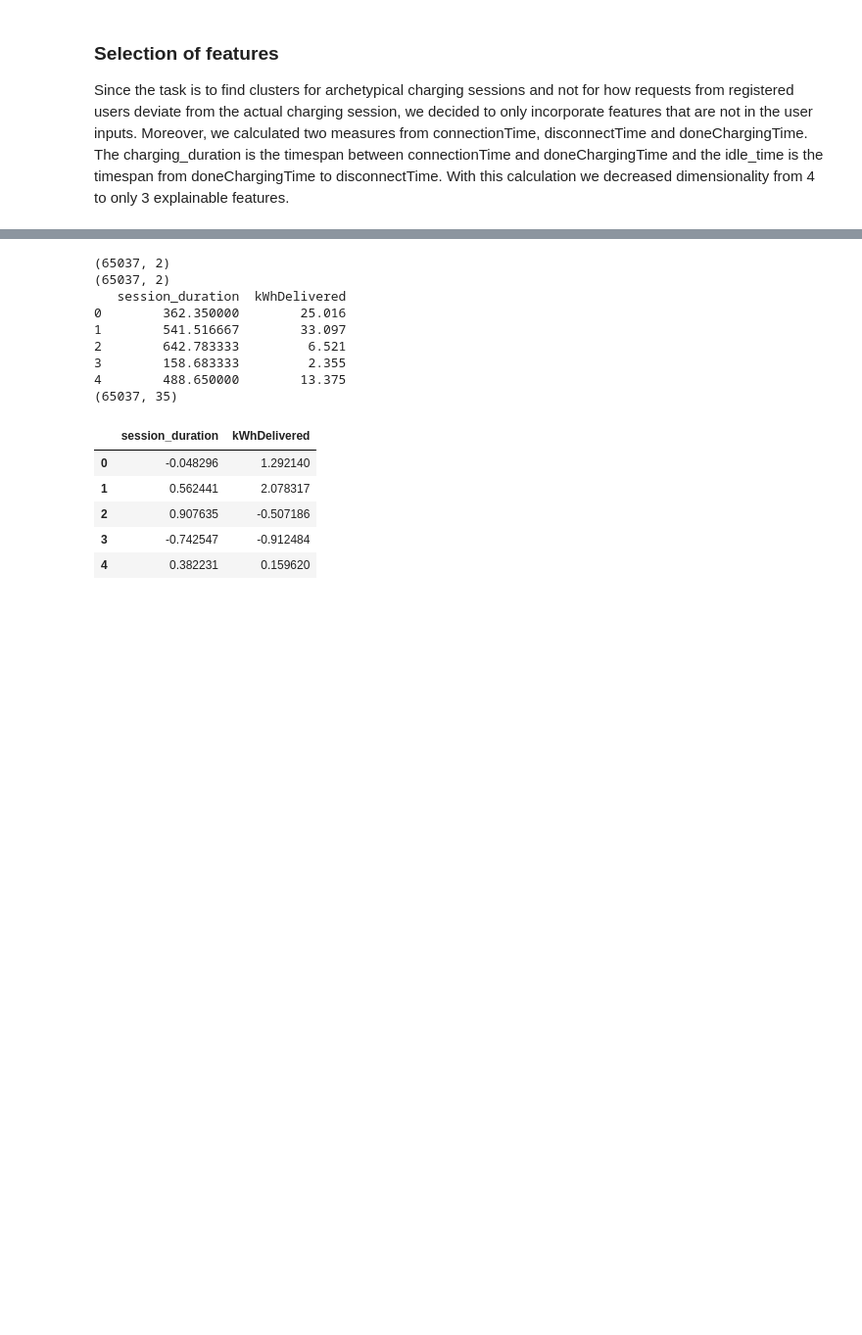
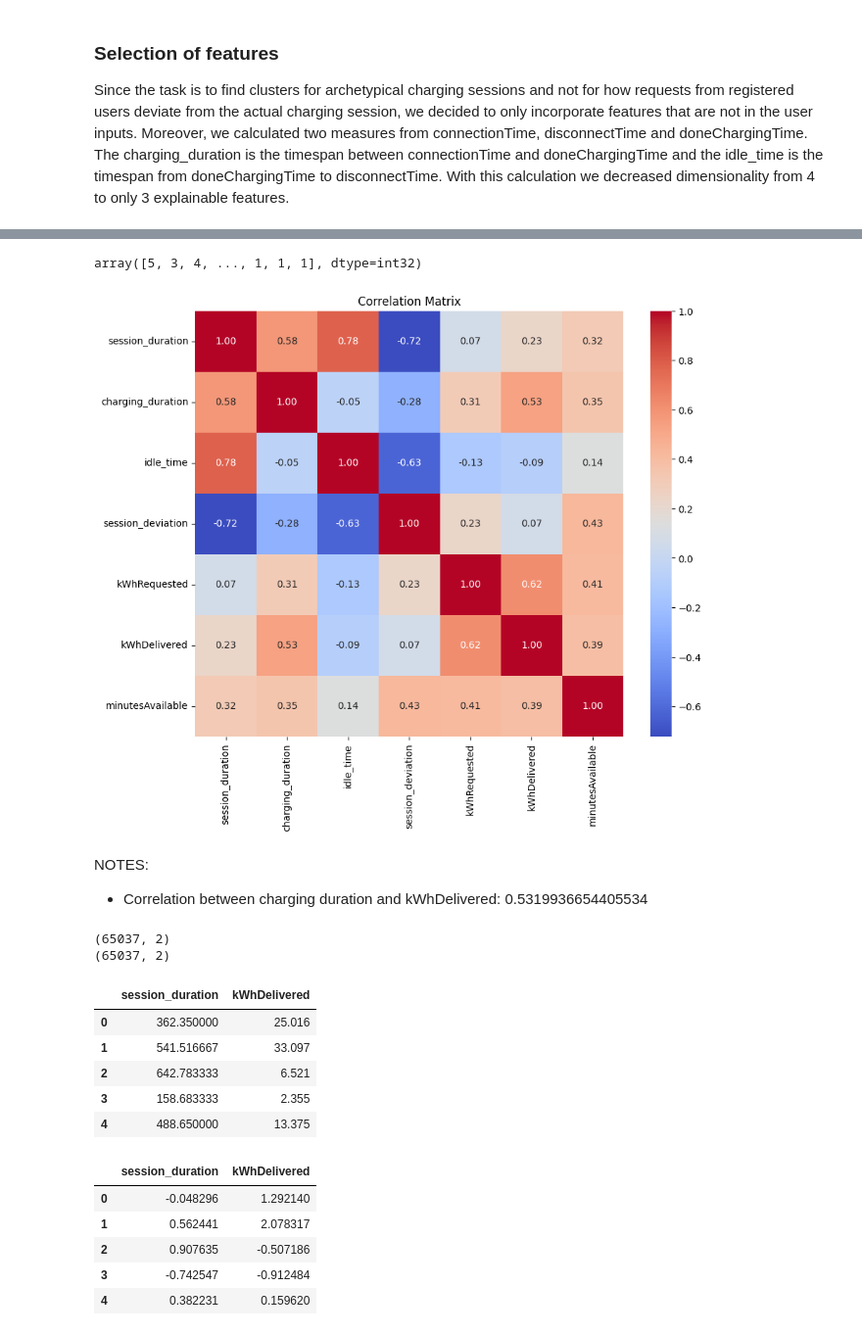
Before and after one commit to Amocon/A-Team_AA-Team-Assignment_2024, a Jupyter notebook: aa_team_assignment/clustering_analysis2.ipynb, the cells around one changed output, grey strips where cells are left out. Shown at 98% size. Cells and saved outputs as stored; diff of their text form; code cells hidden in the pictures; blank space fills up the shorter version.

```diff
--- a/aa_team_assignment/clustering_analysis2.ipynb
+++ b/aa_team_assignment/clustering_analysis2.ipynb
@@ -24,3 +24,6 @@ full_charging_df.head()
 full_charging_df['session_duration'] = (full_charging_df['disconnectTime'] - full_charging_df['connectionTime']).dt.total_seconds() / 60
 full_charging_df['charging_duration'] = (full_charging_df['doneChargingTime'] - full_charging_df['connectionTime']).dt.total_seconds() / 60
 full_charging_df['idle_time'] = (full_charging_df['disconnectTime'] - full_charging_df['doneChargingTime']).dt.total_seconds() / 60
+
+# Calculate the deviation between the requested departure time and the actual disconnection time
+full_charging_df['session_deviation'] = (full_charging_df['requestedDeparture'] - full_charging_df['disconnectTime']).dt.total_seconds() / 60
@@ -32,0 +89,9 @@ Correlation between charging duration and kWhDelivered: 0.5319936654405529
+# %%
+# refit algorithm
+seven_means = KMeans(n_clusters=7, n_init='auto', random_state=42)
+seven_means.fit(clustering_scaled_df)
+
+# match records to clusters by calling predict
+seven_means.predict(clustering_scaled_df)
+# %% [output]
+array([5, 3, 4, ..., 1, 1, 1], dtype=int32)
@@ -33,3 +107,15 @@ Correlation between charging duration and kWhDelivered: 0.5319936654405529
+# %%
+# Correlation Matrix Heatmap
+correlation_matrix = full_charging_df[relevantFeatures].corr()
+plt.figure(figsize=(10, 8))
+sns.heatmap(correlation_matrix, annot=True, cmap='coolwarm', fmt=".2f")
+plt.title("Correlation Matrix")
+plt.show()
+# %% [output]
+[figure, added]
+# %% [markdown]
+NOTES:
+- Correlation between charging duration and kWhDelivered: 0.5319936654405534
 # %%
 # Select features for clustering
 features = [
@@ -39,25 +125,21 @@ features = [
 # %%
 # Drop rows with NaN values
 X = full_charging_df[features].dropna()
-# User_df is the same as full charging df but the columns are dropped where the fetures are nan
-user_df = full_charging_df.dropna(subset=features)
-
 
 # Compare sizes before and after dropping NaNs
 print(full_charging_df[features].shape)
 print(X.shape)
-print(X.head())
-print(user_df.shape)
+
+X.head()
 # %% [output]
 (65037, 2)
 (65037, 2)
-   session_duration  kWhDelivered
-0        362.350000        25.016
-1        541.516667        33.097
-2        642.783333         6.521
-3        158.683333         2.355
-4        488.650000        13.375
-(65037, 35)
+|  | session_duration | kWhDelivered |
+| 0 | 362.350000 | 25.016 |
+| 1 | 541.516667 | 33.097 |
+| 2 | 642.783333 | 6.521 |
+| 3 | 158.683333 | 2.355 |
+| 4 | 488.650000 | 13.375 |
 # %%
 scaler = StandardScaler()
 scaler.fit(X)
```
Also changed, not shown: parts of 28 cells of this notebook.
